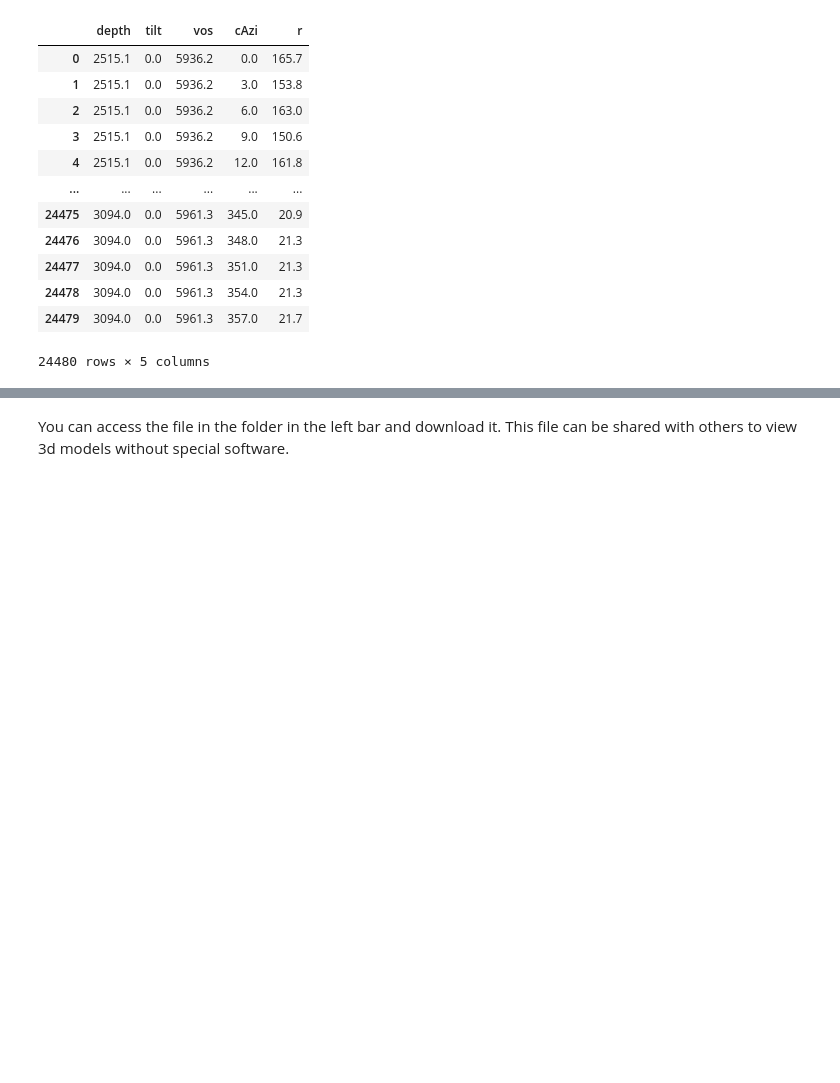
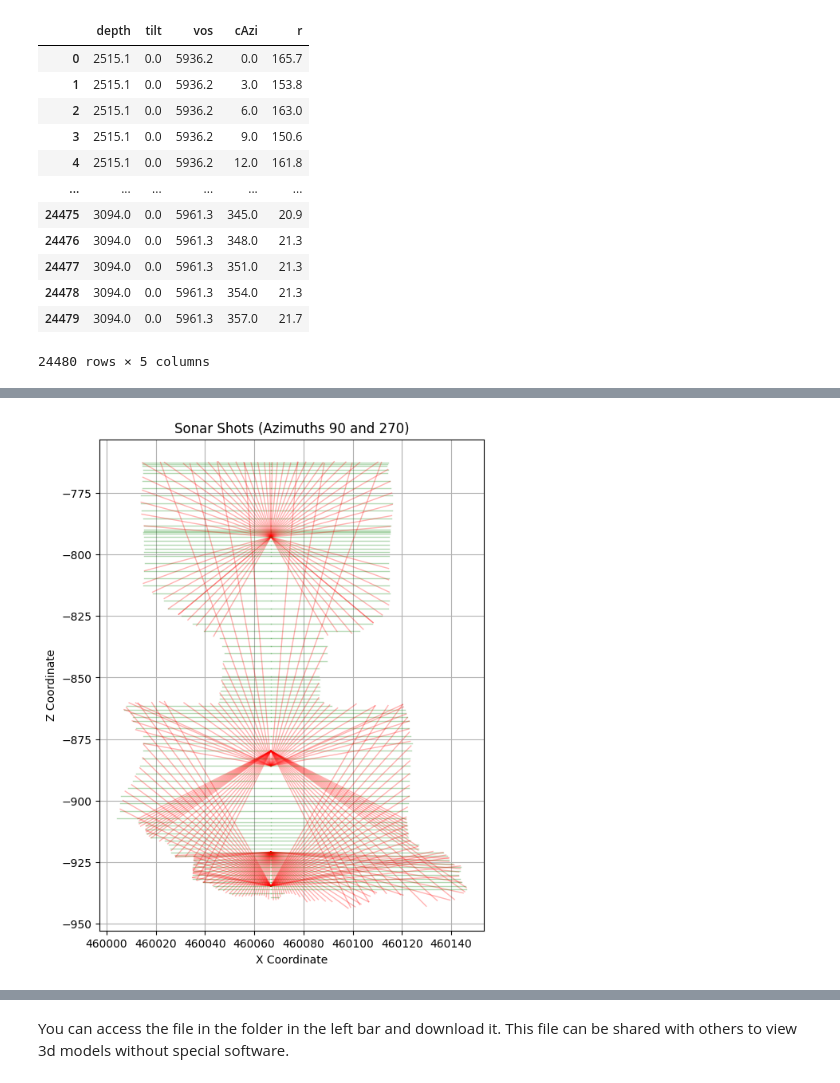
Before and after one commit to Rocks-n-Code/PythonCourse, a Jupyter notebook: Salt_Cavern_Workflows.ipynb, the cells around one changed output, grey strips where cells are left out. Cells and saved outputs as stored; diff of their text form; code cells hidden in the pictures; blank space fills up the shorter version.

```diff
--- a/Salt_Cavern_Workflows.ipynb
+++ b/Salt_Cavern_Workflows.ipynb
@@ -616,0 +704,30 @@ SaltPy implements spherical-to-Cartesian coordinate transformations, enabling di
+# %%
+# Filter data for azimuths 90 and 270
+plot_data = xyzUTM[(xyzUTM['cAzi'] == 90) | (xyzUTM['cAzi'] == 270)].copy()
+
+# Calculate shot origins
+plot_data['x0'] = plot_data['x'] - plot_data['dx']
+plot_data['z0'] = plot_data['z'] - plot_data['dz']
+
+# Create the plot
+fig, ax = plt.subplots(figsize=(10, 8))
+
+for idx, row in plot_data.iterrows():
+    x_origin = row['x0']
+    z_origin = row['z0']
+    x_end = row['x']
+    z_end = row['z']
+    tilt = row['tilt']
+
+    color = 'red' if tilt != 0 else 'green' # Red for tilted, green for horizontal
+    label = 'Tilt' if tilt != 0 else 'Horizontal'
+    ax.plot([x_origin, x_end], [z_origin, z_end], color=color, alpha=0.3, lw=1)
+
+ax.set_xlabel('X Coordinate')
+ax.set_ylabel('Z Coordinate')
+ax.set_title('Sonar Shots (Azimuths 90 and 270)')
+ax.set_aspect('equal', adjustable='box') # Ensure equal aspect ratio
+ax.grid(True)
+plt.show()
+# %% [output]
+[figure, added]
```
Also changed, not shown: parts of 17 cells of this notebook.
